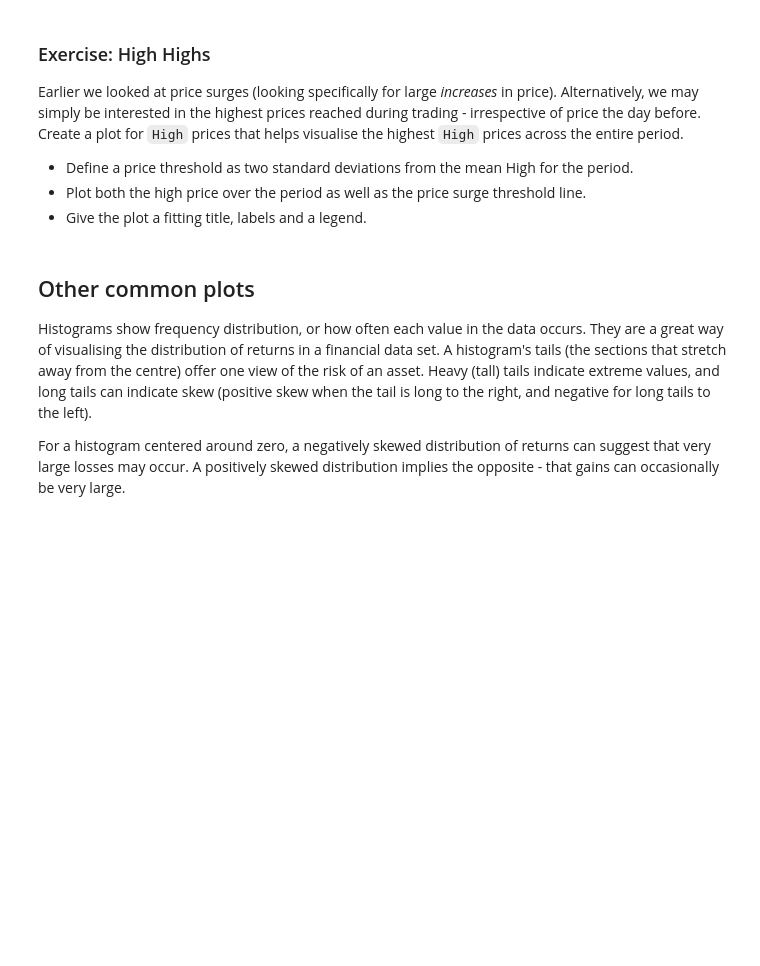
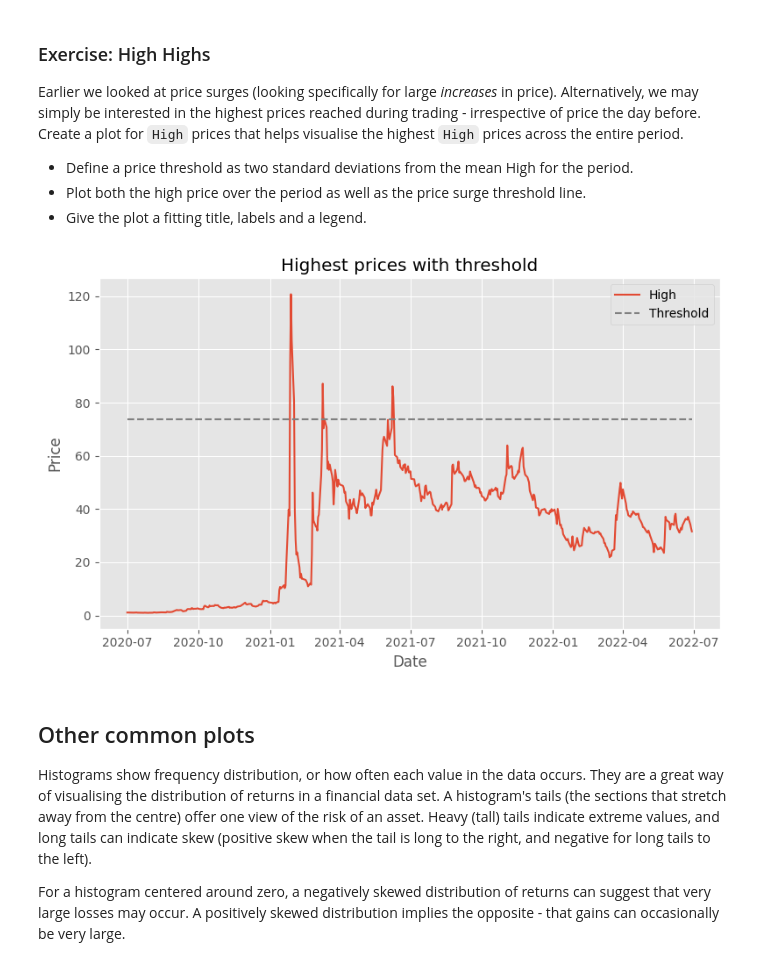
Before and after one commit to lilyhh0303/efds-ta-python, a Jupyter notebook: 04. Visualisation.ipynb, the cells around one changed output. Cells and saved outputs as stored; diff of their text form; code cells hidden in the pictures; blank space fills up the shorter version.

```diff
--- a/04. Visualisation.ipynb
+++ b/04. Visualisation.ipynb
@@ -52,6 +93,20 @@ Earlier we looked at price surges (looking specifically for large *increases* in
 - Define a price threshold as two standard deviations from the mean High for the period.
 - Plot both the high price over the period as well as the price surge threshold line.
 - Give the plot a fitting title, labels and a legend.
+# %%
+df["Surge"] = df.High.mean() + (df.High.std()*2)
+
+plt.figure(figsize=(8,5))
+plt.plot(df['High'], label='High')
+plt.plot(df['Surge'], label='Threshold', linestyle='--', color='grey')
+
+plt.title('Highest prices with threshold')
+plt.xlabel('Date')
+plt.ylabel('Price')
+plt.legend()
+plt.tight_layout()
+# %% [output]
+[figure, added]
 # %% [markdown]
 ## Other common plots
 
```
Also changed, not shown: parts of 11 cells of this notebook, 1 other file.
